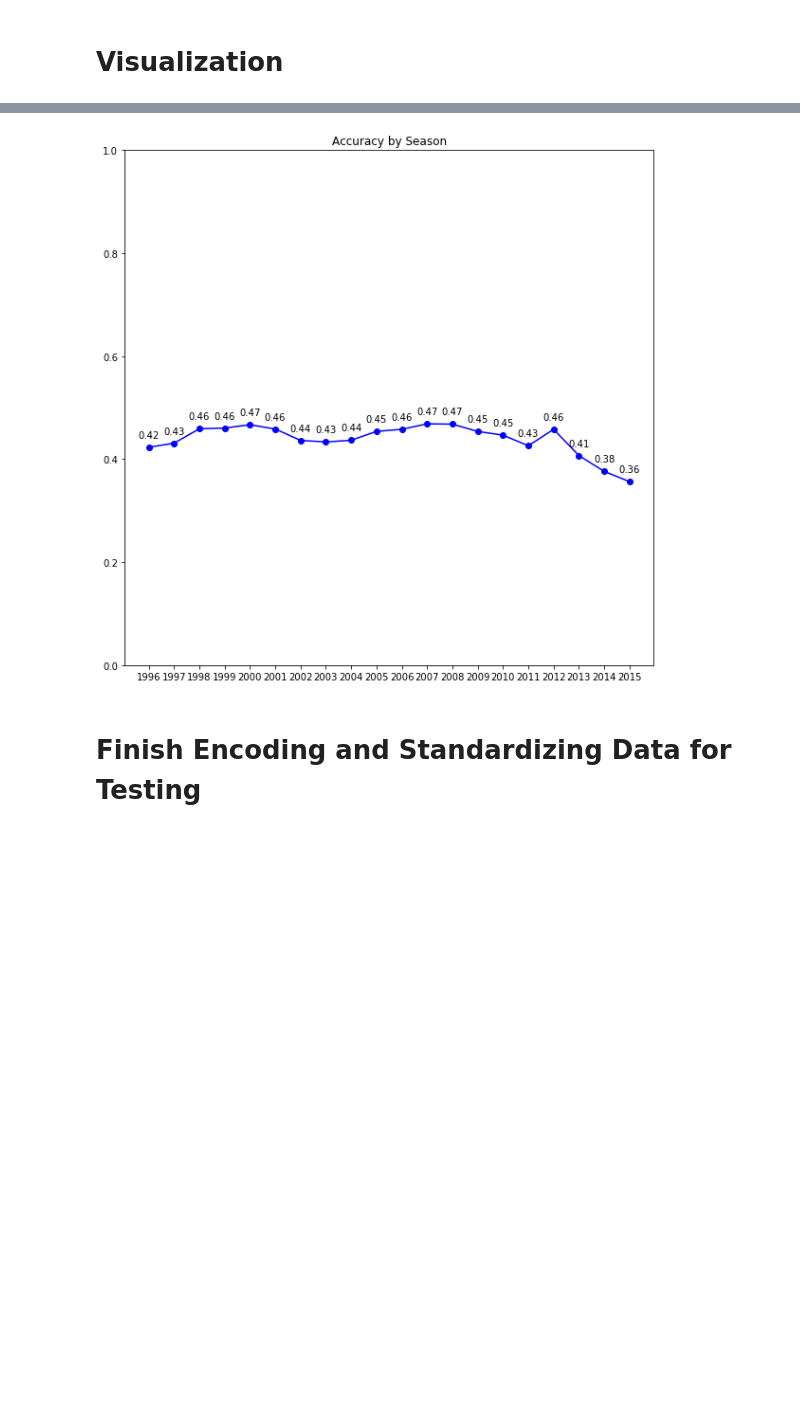
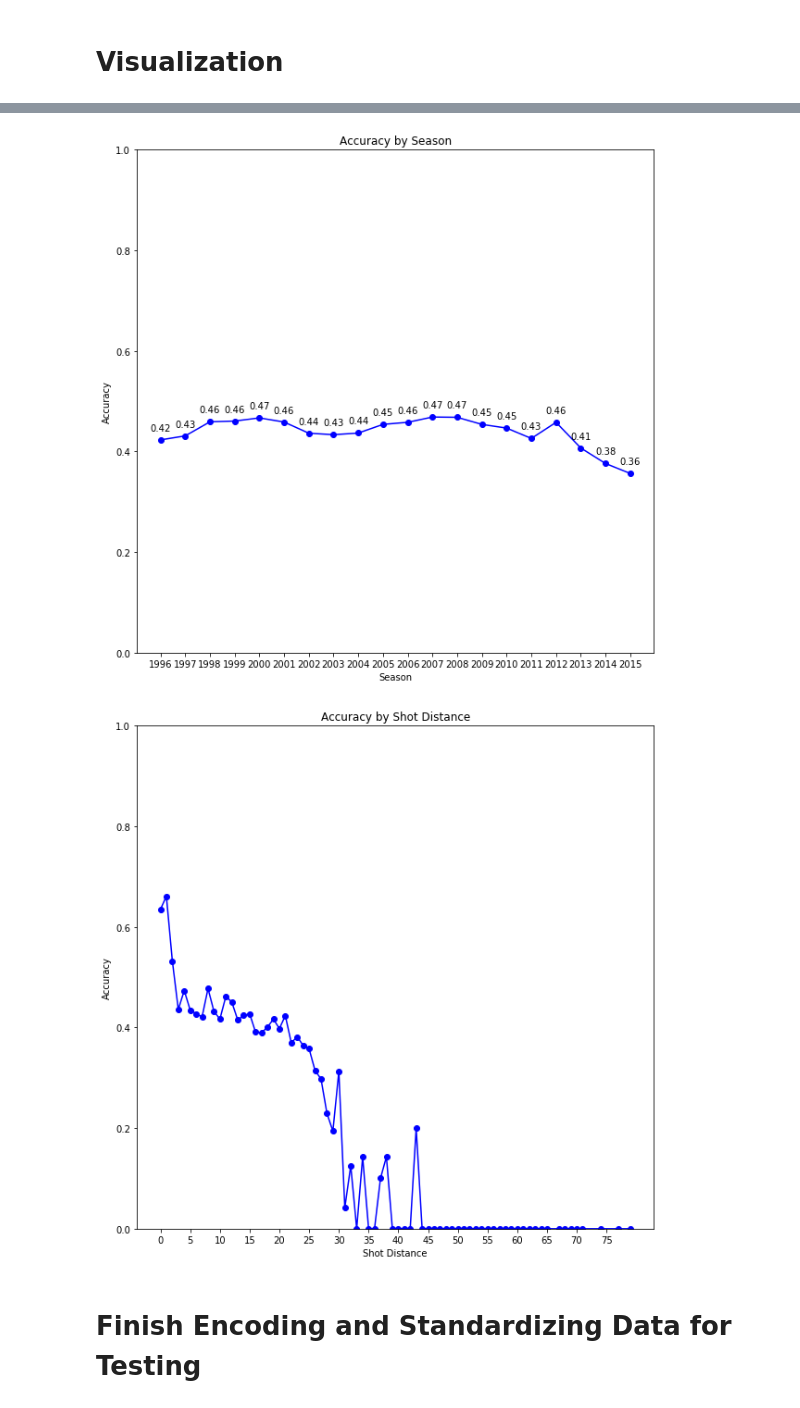
Before and after one commit to shailaptl/KobeBryantShotDetection, a Jupyter notebook: Sklearn Pipeline.ipynb, the cells around one changed output, grey strips where cells are left out. Cells and saved outputs as stored; diff of their text form; code cells hidden in the pictures; blank space fills up the shorter version.

```diff
--- a/Sklearn Pipeline.ipynb
+++ b/Sklearn Pipeline.ipynb
@@ -29,9 +29,7 @@ None
 # %%
 # Remove unnecessary columns
 #data_df = data_df.drop(columns=['combined_shot_type', 'game_event_id', 'game_id', 'lat', 'lon', 'shot_type', 'shot_zone_range', 'team_id', 'team_name'])
-#preprocess_df = data_df[['action_type', 'loc_x', 'loc_y', 'period', 'playoffs', 'shot_distance', 'shot_made_flag', 'shot_zone_area', 'shot_zone_basic', 'opponent']]
-preprocess_df = data_df
-preprocess_df = preprocess_df.drop(columns=['team_name', 'team_id'])
+preprocess_df = data_df[['action_type', 'loc_x', 'loc_y', 'period', 'playoffs', 'shot_distance', 'shot_made_flag', 'shot_zone_area', 'shot_zone_basic', 'opponent']]
 # %%
 # from https://matplotlib.org/3.1.1/gallery/images_contours_and_fields/image_annotated_heatmap.html
 def heatmap(data, row_labels, col_labels, ax=None,
@@ -262,26 +264,35 @@ scatter_plot(preprocess_df, "Shot Zone Area", 'shot_zone_basic')
 # %%
-def line_graph(names, points, xlabel, ylabel, title):
+def line_graph(names, points, xlabel, ylabel, title, label_points=True, xtick_step=None):
     # create plot
     fig, ax = plt.subplots(figsize=(10, 10))
 
     plt.plot(names, points, linestyle='-', marker='o', color='b')
 
-    for name, point in zip(names, points):
-        plt.annotate('{0:.2f}'.format(point), # this is the text
-                     (name, point), # this is the point to label
-                     textcoords="offset points", # how to position the text
-                     xytext=(0,10), # distance from text to points (x,y)
-                     ha='center') # horizontal alignment can be left, right or center
+    if label_points:
+        for name, point in zip(names, points):
+            plt.annotate('{0:.2f}'.format(point), # this is the text
+                         (name, point), # this is the point to label
+                         textcoords="offset points", # how to position the text
+                         xytext=(0,10), # distance from text to points (x,y)
+                         ha='center') # horizontal alignment can be left, right or center
 
     plt.title(title)
-    plt.xticks(names)
+    if xtick_step == None:
+        plt.xticks(names)
+    else:
+        plt.xticks(np.arange(min(names), max(names), step=xtick_step))
+    plt.xlabel(xlabel)
+    plt.ylabel(ylabel)
     plt.ylim(0, 1)
     plt.show()
 # %%
 group = preprocess_df.dropna().groupby('season')['shot_made_flag'].mean()
 line_graph([x+1996 for x in group.index], group.values, "Season", "Accuracy", "Accuracy by Season")
+group = preprocess_df.dropna().groupby('shot_distance')['shot_made_flag'].mean()
+line_graph(group.index, group.values, "Shot Distance", "Accuracy", "Accuracy by Shot Distance", label_points=False, xtick_step=5)
 # %% [output]
-[figure, old version]
+[figure, new version]
+[figure, added]
 # %% [markdown]
 # Finish Encoding and Standardizing Data for Testing
 # %%
```
Also changed, not shown: parts of 18 cells of this notebook.
